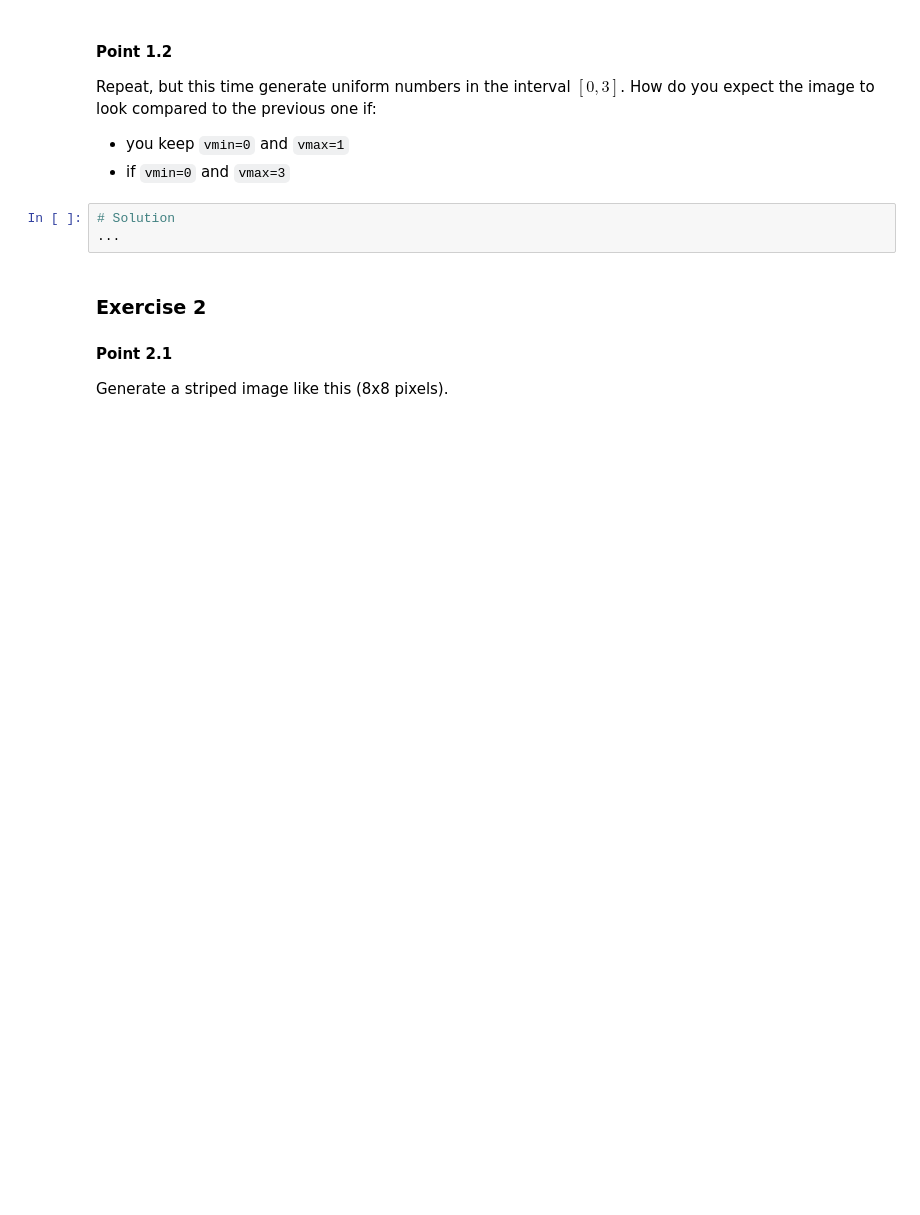
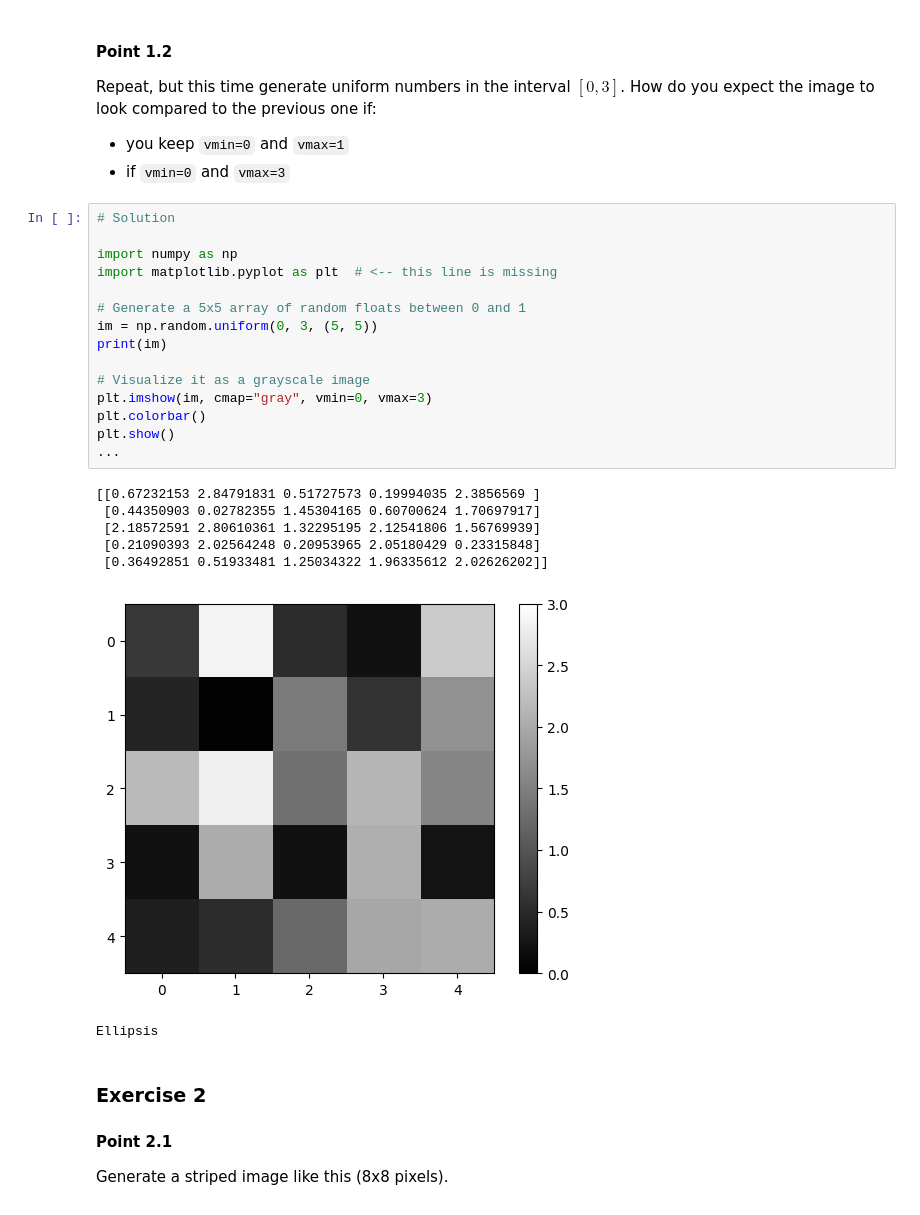
Before and after one commit to memocpr/TSM_CompVis, a Jupyter notebook: w1/01a-introduction.ipynb, the cells around one changed output. Drawn from its saved outputs; the diff is of its cells as text; blank space fills up the shorter version.

```diff
--- a/w1/01a-introduction.ipynb
+++ b/w1/01a-introduction.ipynb
@@ -135,9 +149,29 @@ Repeat, but this time generate uniform numbers in the interval $[0,3]$.
 How do you expect the image to look compared to the previous one if:
 - you keep `vmin=0` and `vmax=1`
 - if `vmin=0` and `vmax=3`
-# %%
-# Solution
-...
+# %%
+# Solution
+
+import numpy as np
+import matplotlib.pyplot as plt  # <-- this line is missing
+
+# Generate a 5x5 array of random floats between 0 and 1
+im = np.random.uniform(0, 3, (5, 5))
+print(im)
+
+# Visualize it as a grayscale image
+plt.imshow(im, cmap="gray", vmin=0, vmax=3)
+plt.colorbar()
+plt.show()
+...
+# %% [output]
+[[0.67232153 2.84791831 0.51727573 0.19994035 2.3856569 ]
+ [0.44350903 0.02782355 1.45304165 0.60700624 1.70697917]
+ [2.18572591 2.80610361 1.32295195 2.12541806 1.56769939]
+ [0.21090393 2.02564248 0.20953965 2.05180429 0.23315848]
+ [0.36492851 0.51933481 1.25034322 1.96335612 2.02626202]]
+[figure, added]
+Ellipsis
 # %% [markdown]
 ### Exercise 2
 #### Point 2.1
```
Also changed, not shown: parts of 4 cells of this notebook, 7 other files.
